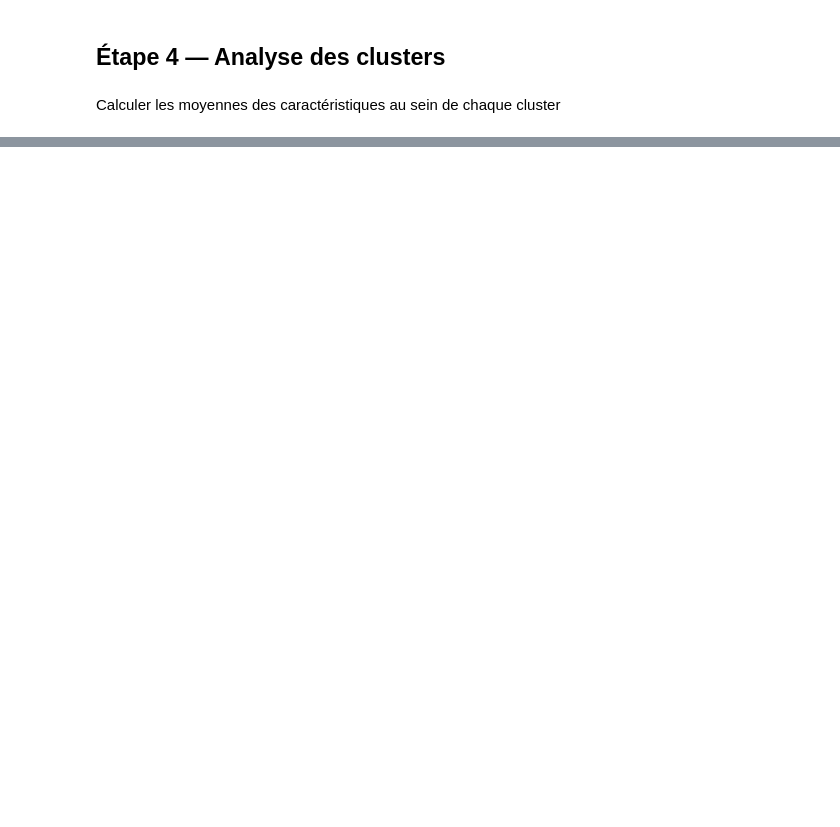
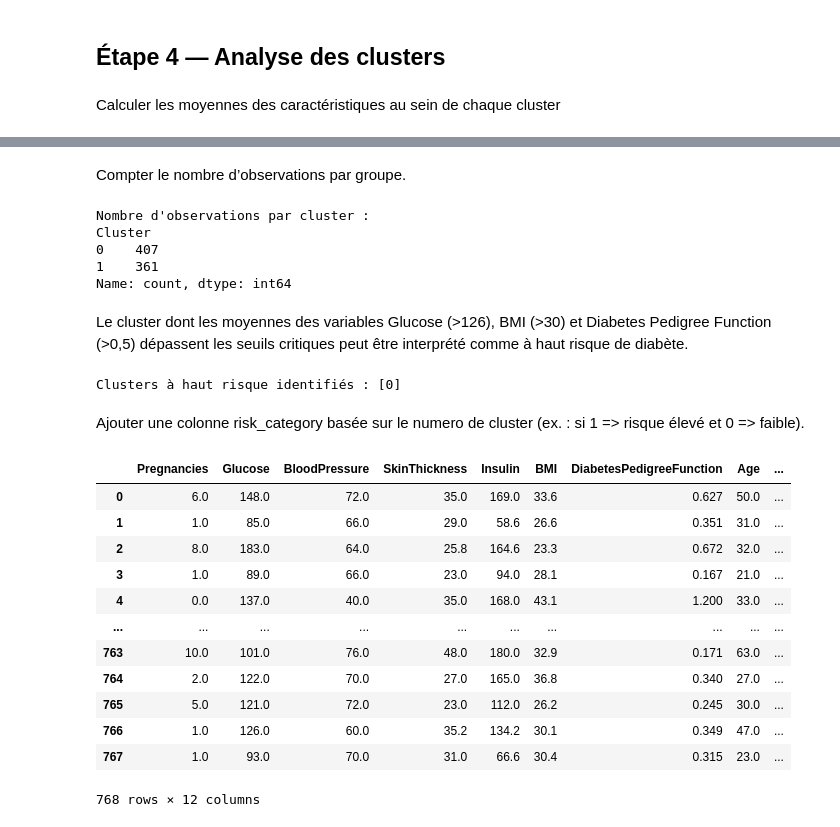
Before and after one commit to ElMehdiCherkaoui/Systeme-Intelligent-de-Prediction-du-Risque-de-Diabete, a Jupyter notebook: notebooks/01_analyse_complete.ipynb, the cells around one changed output, grey strips where cells are left out. Cells and saved outputs as stored; diff of their text form; code cells hidden in the pictures; blank space fills up the shorter version.

```diff
--- a/notebooks/01_analyse_complete.ipynb
+++ b/notebooks/01_analyse_complete.ipynb
@@ -280,6 +280,8 @@ cluster_labels = kmeans_final.fit_predict(df_scaled)
 
 df_scaled['Cluster'] = cluster_labels
 
+df_cleaned['Cluster'] = cluster_labels
+
 display(df_scaled)
 # %% [output]
 |  | Pregnancies | Glucose | BloodPressure | SkinThickness | Insulin | BMI | DiabetesPedigreeFunction | Age | ... |
@@ -318,3 +310,8 @@ display(cluster_summary)
 ## Étape 4 — Analyse des clusters
 # %% [markdown]
 Calculer les moyennes des caractéristiques au sein de chaque cluster
+# %%
+cluster_summary = df_cleaned.copy()
+cluster_summary["Cluster"] = cluster_labels
+cluster_summary1 = cluster_summary.groupby("Cluster").mean()
+display(cluster_summary1)
@@ -320,0 +323,49 @@ Calculer les moyennes des caractéristiques au sein de chaque cluster
+# %% [markdown]
+Compter le nombre d’observations par groupe.
+# %%
+cluster_counts = df_scaled["Cluster"].value_counts()
+
+print("Nombre d'observations par cluster :")
+print(cluster_counts)
+# %% [output]
+Nombre d'observations par cluster :
+Cluster
+0    407
+1    361
+Name: count, dtype: int64
+# %% [markdown]
+Le cluster dont les moyennes des variables Glucose (>126), BMI (>30) et Diabetes Pedigree Function (>0,5) dépassent les seuils critiques peut être interprété comme à haut risque de diabète.
+# %%
+cluster_haut_risk = cluster_summary1[
+    (cluster_summary1['Glucose'] > 126) &
+    (cluster_summary1['BMI'] > 30) &
+    (cluster_summary1['DiabetesPedigreeFunction'] > 0.5)
+]
+list_clusters_haut_risk = cluster_haut_risk.index.tolist()
+print("Clusters à haut risque identifiés :", list_clusters_haut_risk)
+# %% [output]
+Clusters à haut risque identifiés : [0]
+# %% [markdown]
+Ajouter une colonne risk_category basée sur le numero de cluster (ex. : si 1 => risque élevé et 0 => faible).
+# %%
+cluster_summary['risk_category'] = np.where(
+    cluster_summary['Cluster'].isin(list_clusters_haut_risk),
+    1,
+    0
+)
+
+display(cluster_summary)
+# %% [output]
+|  | Pregnancies | Glucose | BloodPressure | SkinThickness | Insulin | BMI | DiabetesPedigreeFunction | Age | ... |
+| 0 | 6.0 | 148.0 | 72.0 | 35.0 | 169.0 | 33.6 | 0.627 | 50.0 | ... |
+| 1 | 1.0 | 85.0 | 66.0 | 29.0 | 58.6 | 26.6 | 0.351 | 31.0 | ... |
+| 2 | 8.0 | 183.0 | 64.0 | 25.8 | 164.6 | 23.3 | 0.672 | 32.0 | ... |
+| 3 | 1.0 | 89.0 | 66.0 | 23.0 | 94.0 | 28.1 | 0.167 | 21.0 | ... |
+| 4 | 0.0 | 137.0 | 40.0 | 35.0 | 168.0 | 43.1 | 1.200 | 33.0 | ... |
+| ... | ... | ... | ... | ... | ... | ... | ... | ... | ... |
+| 763 | 10.0 | 101.0 | 76.0 | 48.0 | 180.0 | 32.9 | 0.171 | 63.0 | ... |
+| 764 | 2.0 | 122.0 | 70.0 | 27.0 | 165.0 | 36.8 | 0.340 | 27.0 | ... |
+| 765 | 5.0 | 121.0 | 72.0 | 23.0 | 112.0 | 26.2 | 0.245 | 30.0 | ... |
+| 766 | 1.0 | 126.0 | 60.0 | 35.2 | 134.2 | 30.1 | 0.349 | 47.0 | ... |
+| 767 | 1.0 | 93.0 | 70.0 | 31.0 | 66.6 | 30.4 | 0.315 | 23.0 | ... |
+768 rows × 12 columns
```
Also changed, not shown: parts of 7 cells of this notebook.
